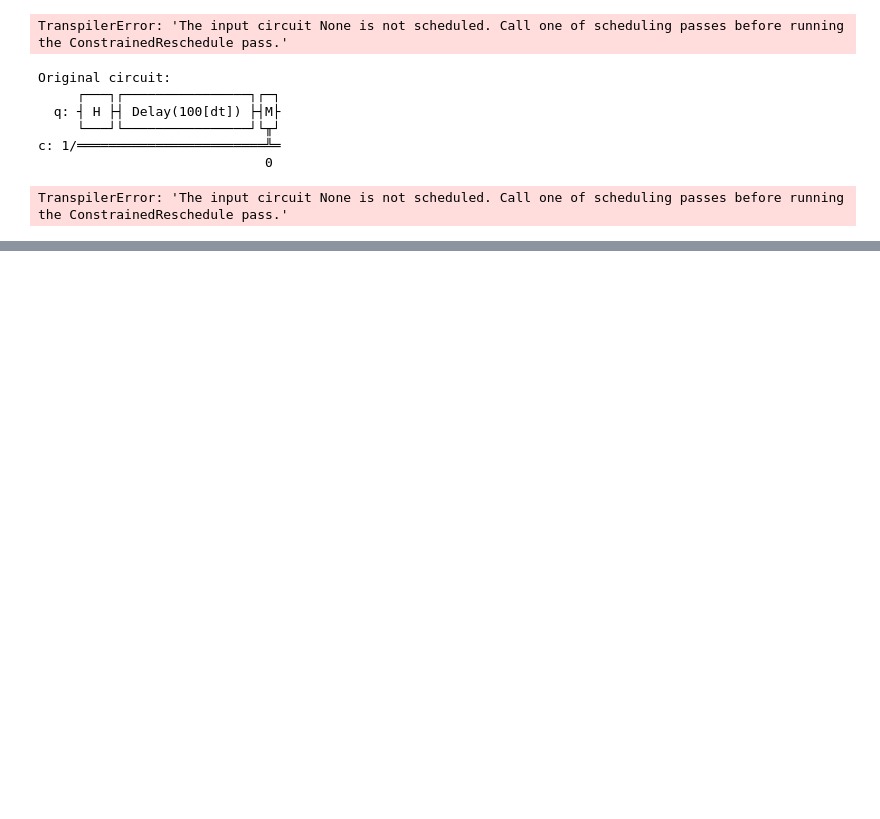
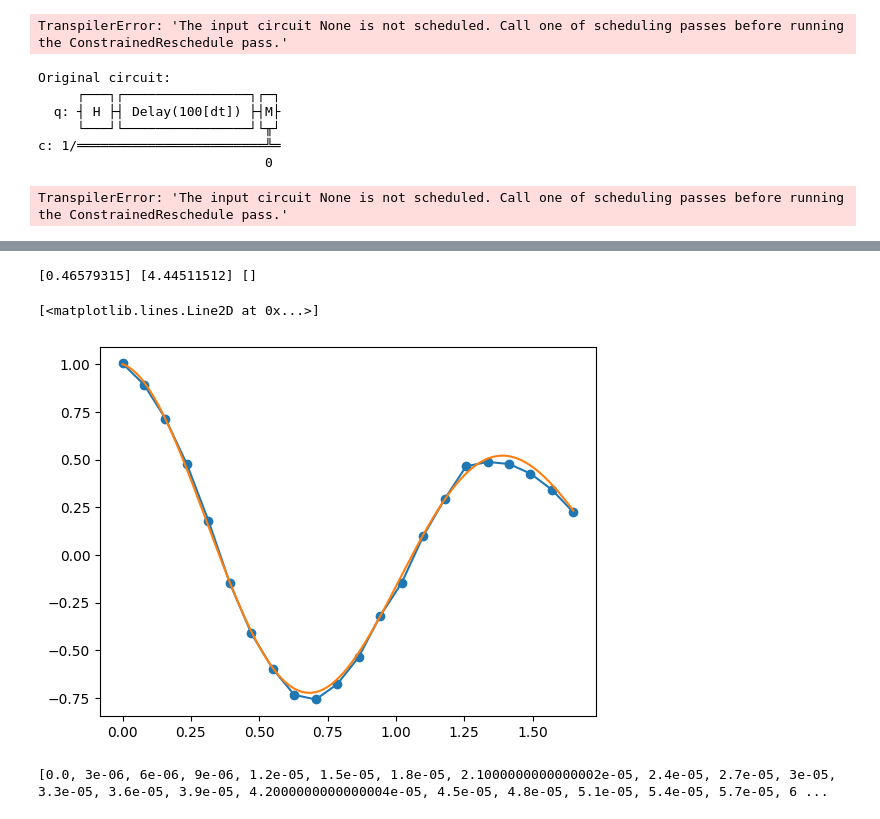
Before and after one commit to Davidkatom/Crosstalk, a Jupyter notebook: real_hardware_2.ipynb, the cells around one changed output, grey strips where cells are left out. Cells and saved outputs as stored; diff of their text form; code cells hidden in the pictures; blank space fills up the shorter version.

```diff
--- a/real_hardware_2.ipynb
+++ b/real_hardware_2.ipynb
@@ -255,0 +302,14 @@ TranspilerError: 'The input circuit None is not scheduled. Call one of schedulin
+# %%
+n = 22
+truncated_cross = expt_cross_modif[:n]
+truncated_delay = scaled_delay[:n]
+highres_delay = np.arange(0, truncated_delay[-1], 0.001)
+batch_cross = Ramsey_ExperimentV3.package_data([truncated_cross], 1, 1000*8, truncated_delay, [], {}, [], [],[],[])[0]
+D_cross,W_cross,J_cross = estimator.one_by_one_X(batch_cross, batch_cross)
+print(D_cross,W_cross,J_cross)
+plt.plot(truncated_delay, truncated_cross, 'o-')
+plt.plot(highres_delay, [np.cos(W_cross*d)*np.exp(-D_cross*d) for d in highres_delay])
+# %% [output]
+[0.46579315] [4.44511512] []
+[<matplotlib.lines.Line2D at 0x...>]
+[figure, added]
@@ -255,0 +320,6 @@ TranspilerError: 'The input circuit None is not scheduled. Call one of schedulin
+# %%
+delays = list(np.arange(0, 100e-6, 3e-6))
+delays.extend(delays)
+print(delays)
+# %% [output]
+[0.0, 3e-06, 6e-06, 9e-06, 1.2e-05, 1.5e-05, 1.8e-05, 2.1000000000000002e-05, 2.4e-05, 2.7e-05, 3e-05, 3.3e-05, 3.6e-05, 3.9e-05, 4.2000000000000004e-05, 4.5e-05, 4.8e-05, 5.1e-05, 5.4e-05, 5.7e-05, 6 ...
```
Also changed, not shown: parts of 24 cells of this notebook.
